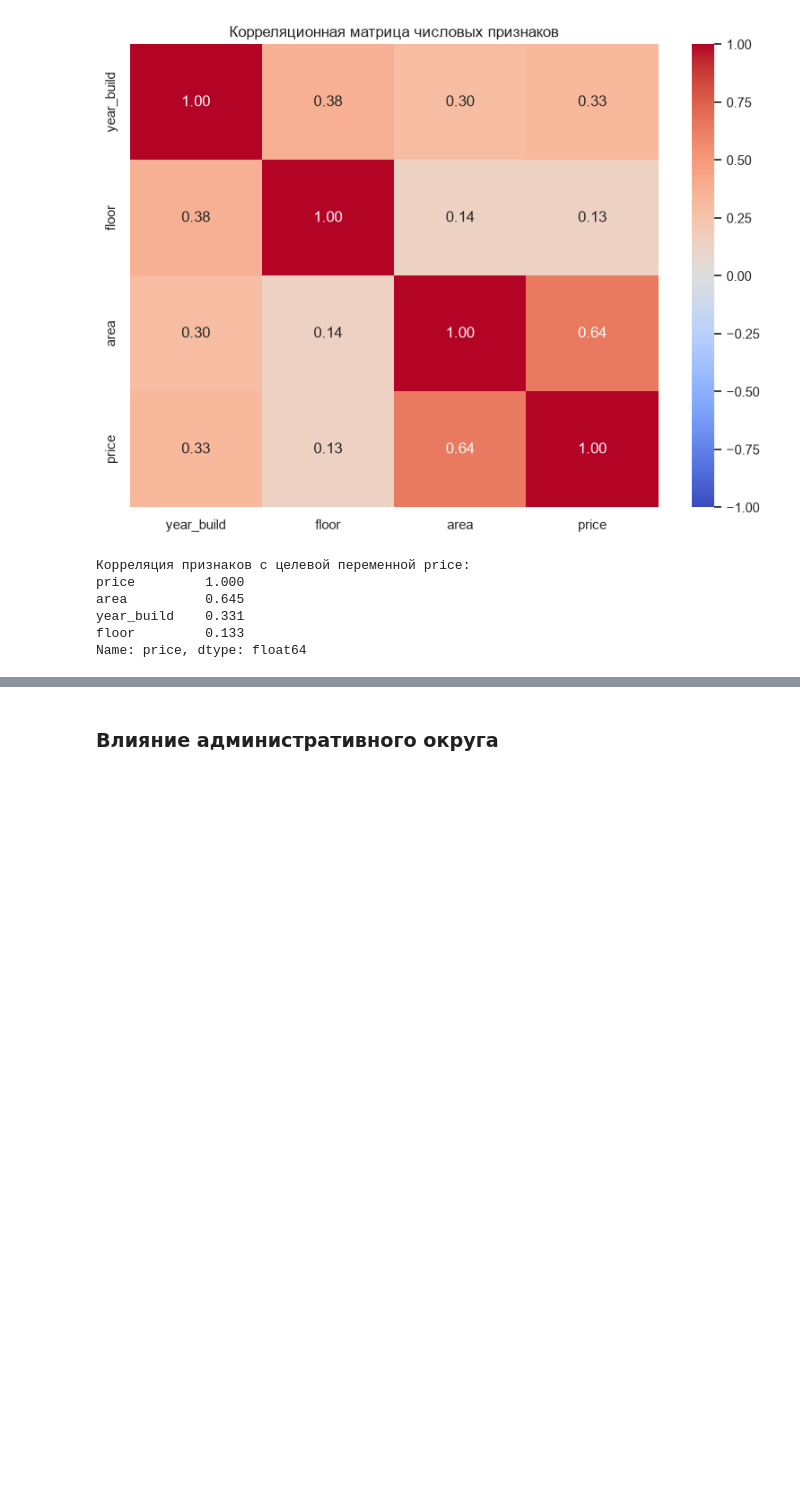
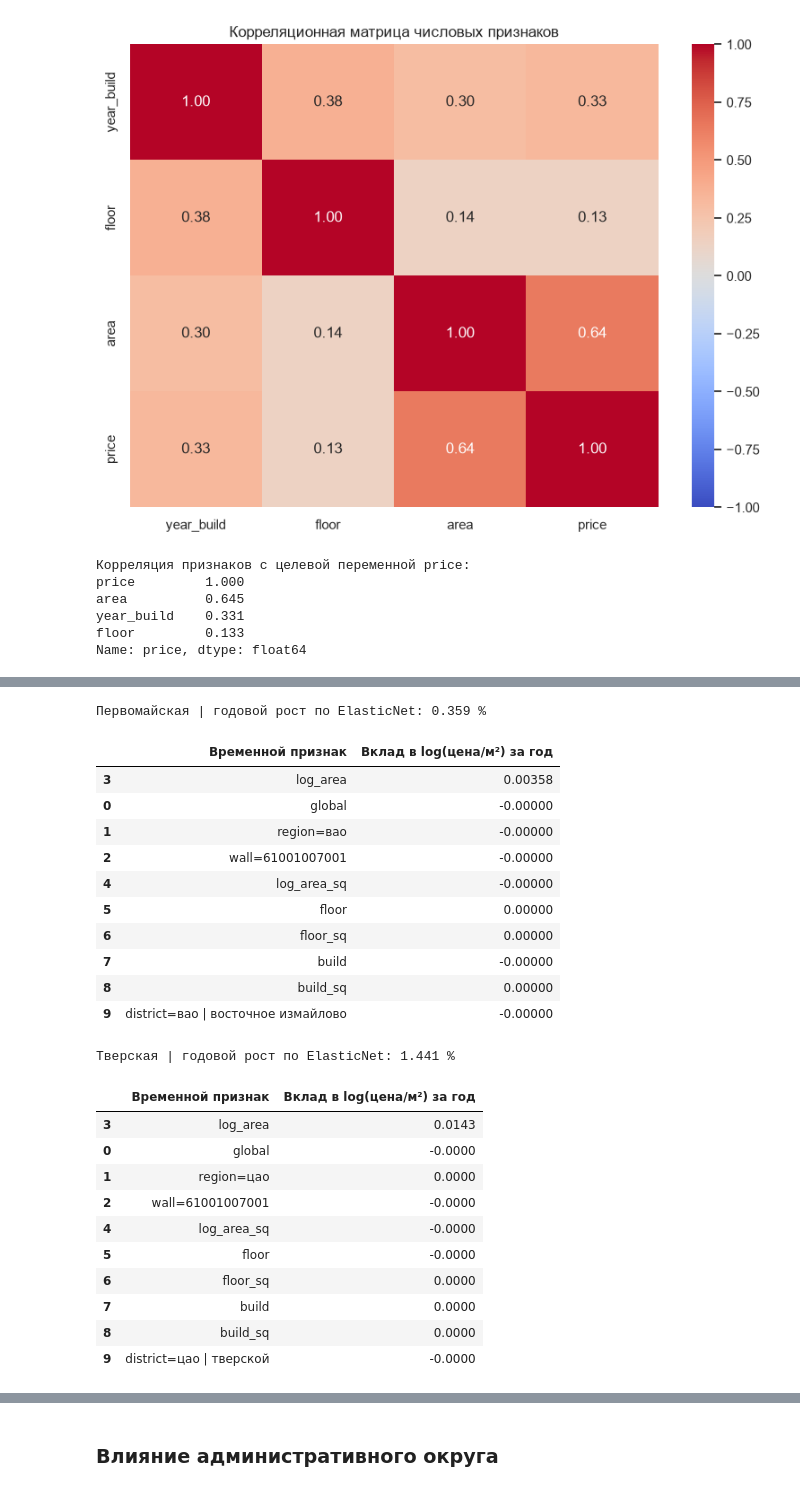
Before and after one commit to o-Anna-o/Prognosis_system, a Jupyter notebook: Prognosis_model.ipynb, the cells around one changed output, grey strips where cells are left out. Drawn from its saved outputs; the diff is of its cells as text; code cells hidden in the pictures; blank space fills up the shorter version.

```diff
--- a/Prognosis_model.ipynb
+++ b/Prognosis_model.ipynb
@@ -1174,0 +792,80 @@ else:
+# %%
+def trend_decomposition(model, apartment, base_year=FINAL_BASE_YEAR):
+    row = apartment_row(apartment, base_year).iloc[0].to_dict()
+    features = record_features(
+        row,
+        model.support_,
+        with_time=True,
+        trend_scale=model.trend_scale
+    )
+
+    names = model.vectorizer_.get_feature_names_out()
+    # Коэффициенты возвращаются к исходной шкале признаков после StandardScaler.
+    original_coef = model.model_.coef_ / model.scaler_.scale_
+    coef = dict(zip(names, original_coef))
+
+    denominator = float(base_year - TIME_CENTER) * float(model.trend_scale)
+    parts = [
+        (
+            key[2:],
+            float(value / denominator) *
+            float(coef.get(key, 0.0)) *
+            float(model.trend_scale)
+        )
+        for key, value in features.items()
+        if key.startswith('T:')
+    ]
+
+    total = sum(value for _, value in parts)
+    year_0 = model.predict(apartment_row(apartment, base_year))[0]
+    year_1 = model.predict(apartment_row(apartment, base_year + 1))[0]
+
+    if not np.isclose(total, np.log(year_1 / year_0), atol=1e-5):
+        warnings.warn(
+            'Сумма временных вкладов не совпала с изменением log(цены). '
+            'Проверьте реализацию разложения.'
+        )
+
+    return pd.DataFrame(
+        parts,
+        columns=['Временной признак', 'Вклад в log(цена/м²) за год']
+    ).sort_values(
+        'Вклад в log(цена/м²) за год',
+        key=abs,
+        ascending=False
+    )
+
+
+for label, apartment in [
+    ('Первомайская', APARTMENT_A),
+    ('Тверская', APARTMENT_B)
+]:
+    decomposition = trend_decomposition(FINAL_PRICE_MODEL, apartment)
+    annual_growth = forecast_apartment(apartment, 1).iloc[1]['Годовой рост, %']
+    print(label, '| годовой рост по ElasticNet:', round(annual_growth, 3), '%')
+    display(decomposition.head(12).round(5))
+# %% [output]
+Первомайская | годовой рост по ElasticNet: 0.359 %
+|  | Временной признак | Вклад в log(цена/м²) за год |
+| 3 | log_area | 0.00358 |
+| 0 | global | -0.00000 |
+| 1 | region=вао | -0.00000 |
+| 2 | wall=61001007001 | -0.00000 |
+| 4 | log_area_sq | -0.00000 |
+| 5 | floor | 0.00000 |
+| 6 | floor_sq | 0.00000 |
+| 7 | build | -0.00000 |
+| 8 | build_sq | 0.00000 |
+| 9 | district=вао | восточное измайлово | -0.00000 |
+Тверская | годовой рост по ElasticNet: 1.441 %
+|  | Временной признак | Вклад в log(цена/м²) за год |
+| 3 | log_area | 0.0143 |
+| 0 | global | -0.0000 |
+| 1 | region=цао | 0.0000 |
+| 2 | wall=61001007001 | -0.0000 |
+| 4 | log_area_sq | -0.0000 |
+| 5 | floor | -0.0000 |
+| 6 | floor_sq | 0.0000 |
+| 7 | build | 0.0000 |
+| 8 | build_sq | 0.0000 |
+| 9 | district=цао | тверской | -0.0000 |
```
Also changed, not shown: parts of 54 cells of this notebook, 6 other files.
